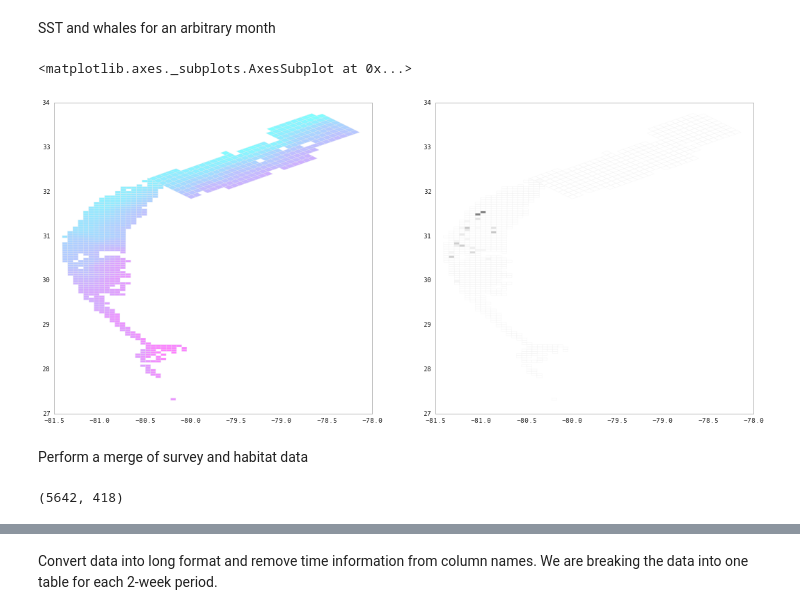
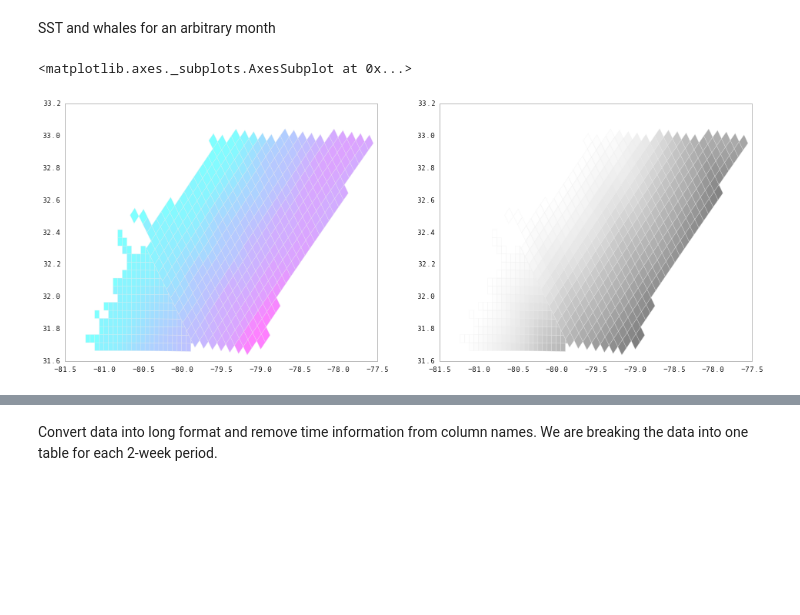
Before and after one commit to fonnesbeck/CharlestonLanesAnalysis, a Jupyter notebook: Charleston Shipping Lanes Analysis.ipynb, the cells around one changed output, grey strips where cells are left out. Saved outputs shown, nothing was run; the diff lists cells and outputs as text; code cells hidden in the pictures; blank space fills up the shorter version.

```diff
--- a/Charleston Shipping Lanes Analysis.ipynb
+++ b/Charleston Shipping Lanes Analysis.ipynb
@@ -121 +161,4 @@ HabModelSurveyWGS84 = HabModelSurvey.to_crs({'proj': 'longlat', 'ellps': 'WGS84'
+# %%
+HabModelSurveySC = HabModelSurveyWGS84[(lower_limit < HabModelSurveyWGS84.Lat)
+                                       & (HabModelSurveyWGS84.Lat < upper_limit)]
 # %%
@@ -148,13 +188,24 @@ HabModelSurveyWGS84.plot(column='GrpsJan10B', k=2, colormap=binary_cm, linewidth
+# %%
+# Use lower case for trailing A and B times
+replace_dict = {c:c[:-1]+c[-1].lower() for c in HabModelEnviroSC.columns if c.endswith('A') or c.endswith('B')}
+HabModelEnviro_points = HabModelEnviroSC.copy().rename(columns=replace_dict)
+HabModelEnviro_points.geometry = HabModelEnviro_points.geometry.centroid
+# %%
+from geopandas.tools import sjoin
+
+replace_dict = {c:c[:-1]+c[-1].lower() for c in HabModelSurveySC.columns if c.endswith('A') or c.endswith('B')}
+HabModel_merged = sjoin(HabModelSurveySC.rename(columns=replace_dict), HabModelEnviro_points, how="left")
+# %%
+# Drop cells with null DistToShor values (land)
+HabModel_merged = HabModel_merged.dropna(subset=['DistToShor'])
 # %% [markdown]
 SST and whales for an arbitrary month
 # %%
-f, axes = plt.subplots(1, 2, figsize=(18, 8))
+f, axes = plt.subplots(1, 2, figsize=(16, 6))
 
-HabModel_merged.dropna().plot(column='sstjan12b', k=8, colormap='cool', linewidth=0, axes=axes[0])
+HabModel_merged.plot(column='sstjan12b', k=8, colormap='cool', linewidth=0, axes=axes[0])
 
-HabModel_merged.dropna().plot(column='WhlsJan12b', k=3, colormap='Greys', linewidth=0, axes=axes[1])
+HabModel_merged.plot(column='DistToShor', k=3, colormap='Greys', linewidth=0, axes=axes[1])
 # %% [output]
 <matplotlib.axes._subplots.AxesSubplot at 0x...>
-[figure, old version]
+[figure, new version]
-# %% [markdown]
-Perform a merge of survey and habitat data
@@ -171,4 +211,0 @@ HabModel_merged = sjoin(HabModelSurveyWGS84.rename(columns=replace_dict), HabMod
-# %%
-HabModel_merged.shape
-# %% [output]
-(5642, 418)
```
Also changed, not shown: parts of 36 cells of this notebook, 30 other files.
